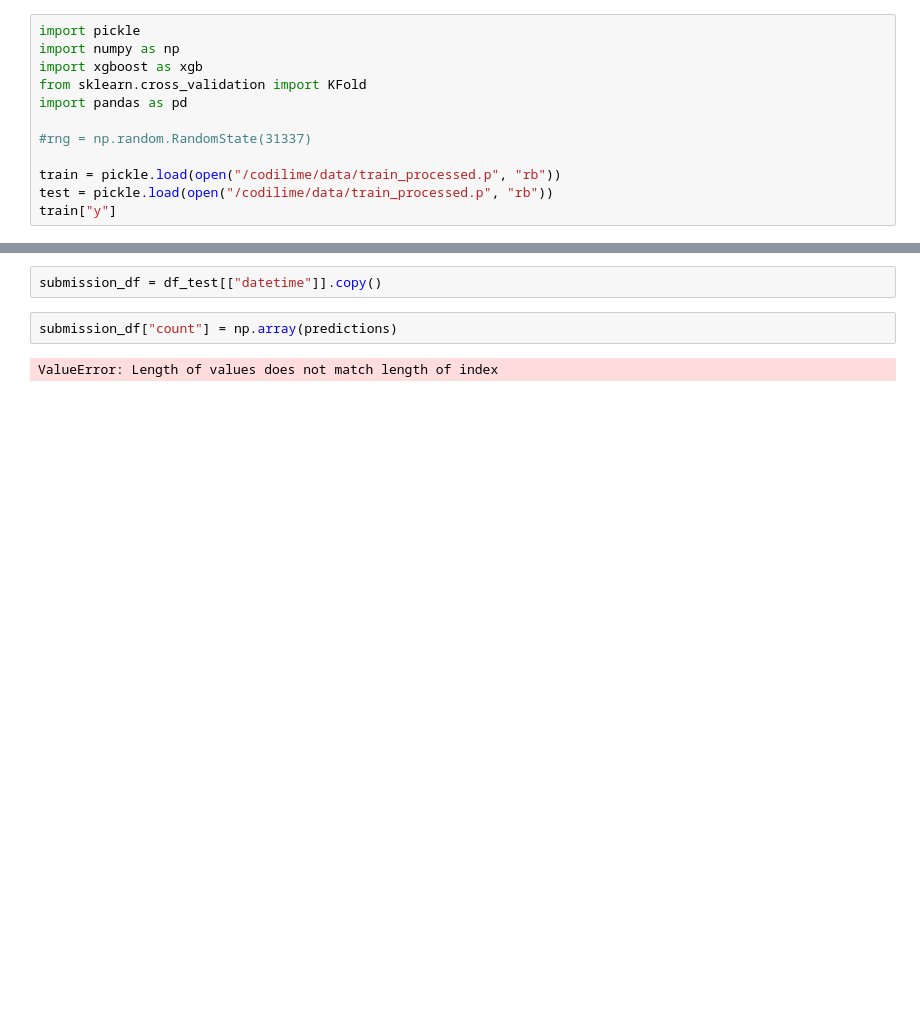
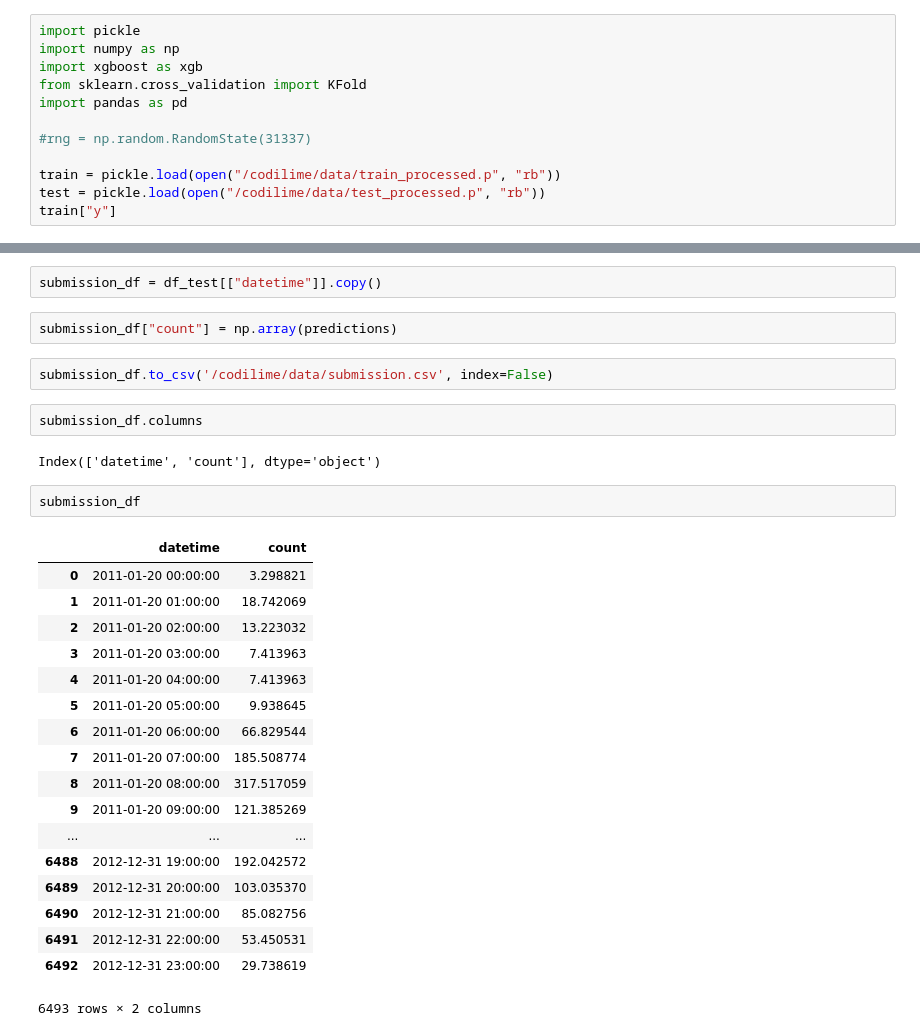
Before and after one commit to Pawel2357/kaggle_bike_sharing, a Jupyter notebook: utils/train_xgboost.ipynb, the cells around one changed output, grey strips where cells are left out. Cells and saved outputs as stored; diff of their text form; blank space fills up the shorter version.

Commit message:
Save submission file.

```diff
--- a/utils/train_xgboost.ipynb
+++ b/utils/train_xgboost.ipynb
@@ -8,7 +8,7 @@ import pandas as pd
 #rng = np.random.RandomState(31337)
 
 train = pickle.load(open("/codilime/data/train_processed.p", "rb"))
-test = pickle.load(open("/codilime/data/train_processed.p", "rb"))
+test = pickle.load(open("/codilime/data/test_processed.p", "rb"))
 train["y"]
 # %% [output]
 [16.0,
@@ -69,5 +69,30 @@ df_test
 submission_df = df_test[["datetime"]].copy()
 # %%
 submission_df["count"] = np.array(predictions)
-# %% [output]
-ValueError: Length of values does not match length of index
+# %%
+submission_df.to_csv('/codilime/data/submission.csv', index=False)
+# %%
+submission_df.columns
+# %% [output]
+Index(['datetime', 'count'], dtype='object')
+# %%
+submission_df
+# %% [output]
+|  | datetime | count |
+| 0 | 2011-01-20 00:00:00 | 3.298821 |
+| 1 | 2011-01-20 01:00:00 | 18.742069 |
+| 2 | 2011-01-20 02:00:00 | 13.223032 |
+| 3 | 2011-01-20 03:00:00 | 7.413963 |
+| 4 | 2011-01-20 04:00:00 | 7.413963 |
+| 5 | 2011-01-20 05:00:00 | 9.938645 |
+| 6 | 2011-01-20 06:00:00 | 66.829544 |
+| 7 | 2011-01-20 07:00:00 | 185.508774 |
+| 8 | 2011-01-20 08:00:00 | 317.517059 |
+| 9 | 2011-01-20 09:00:00 | 121.385269 |
+| ... | ... | ... |
+| 6488 | 2012-12-31 19:00:00 | 192.042572 |
+| 6489 | 2012-12-31 20:00:00 | 103.035370 |
+| 6490 | 2012-12-31 21:00:00 | 85.082756 |
+| 6491 | 2012-12-31 22:00:00 | 53.450531 |
+| 6492 | 2012-12-31 23:00:00 | 29.738619 |
+6493 rows × 2 columns
```
Also changed, not shown: parts of 1 cell of this notebook, 1 other file.
